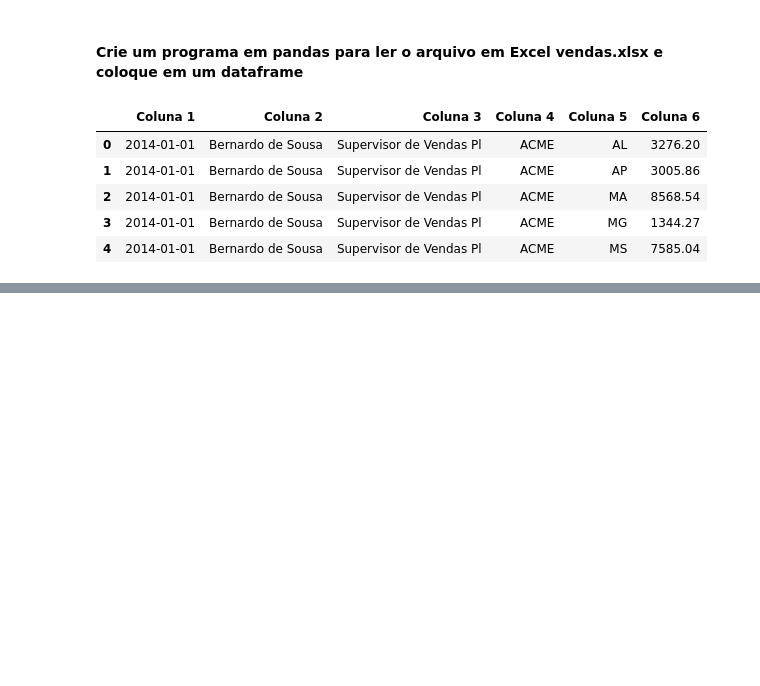
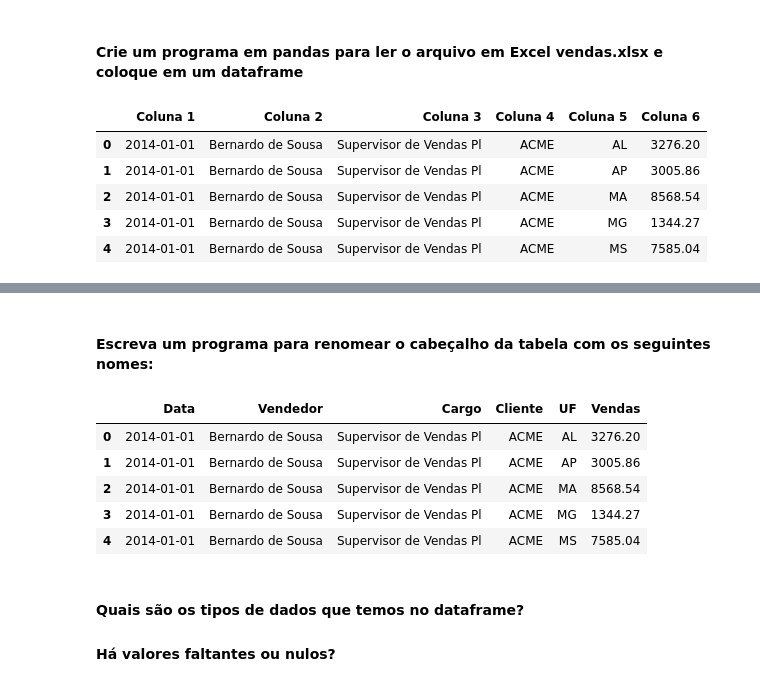
Before and after one commit to carmoemanoel/fundamentos-Big-data-SENAI-Python, a Jupyter notebook: exercícios/lista_05_Exercício.ipynb, the cells around one changed output, grey strips where cells are left out. Saved outputs shown, nothing was run; the diff lists cells and outputs as text; code cells hidden in the pictures; blank space fills up the shorter version.

```diff
--- a/exercícios/lista_05_Exercício.ipynb
+++ b/exercícios/lista_05_Exercício.ipynb
@@ -318,0 +333,18 @@ vendas.head()
+# %% [markdown]
+#### Escreva um programa para renomear o cabeçalho da tabela com os seguintes nomes:
+# %%
+# Renomeando o cabeçalho do dataframe
+
+vendas.columns = ['Data','Vendedor','Cargo','Cliente','UF','Vendas']
+
+vendas.head()
+# %% [output]
+|  | Data | Vendedor | Cargo | Cliente | UF | Vendas |
+| 0 | 2014-01-01 | Bernardo de Sousa | Supervisor de Vendas Pl | ACME | AL | 3276.20 |
+| 1 | 2014-01-01 | Bernardo de Sousa | Supervisor de Vendas Pl | ACME | AP | 3005.86 |
+| 2 | 2014-01-01 | Bernardo de Sousa | Supervisor de Vendas Pl | ACME | MA | 8568.54 |
+| 3 | 2014-01-01 | Bernardo de Sousa | Supervisor de Vendas Pl | ACME | MG | 1344.27 |
+| 4 | 2014-01-01 | Bernardo de Sousa | Supervisor de Vendas Pl | ACME | MS | 7585.04 |
+# %% [markdown]
+#### Quais são os tipos de dados que temos no dataframe?
+#### Há valores faltantes ou nulos?
```
Also changed, not shown: parts of 25 cells of this notebook, 11 other files.
